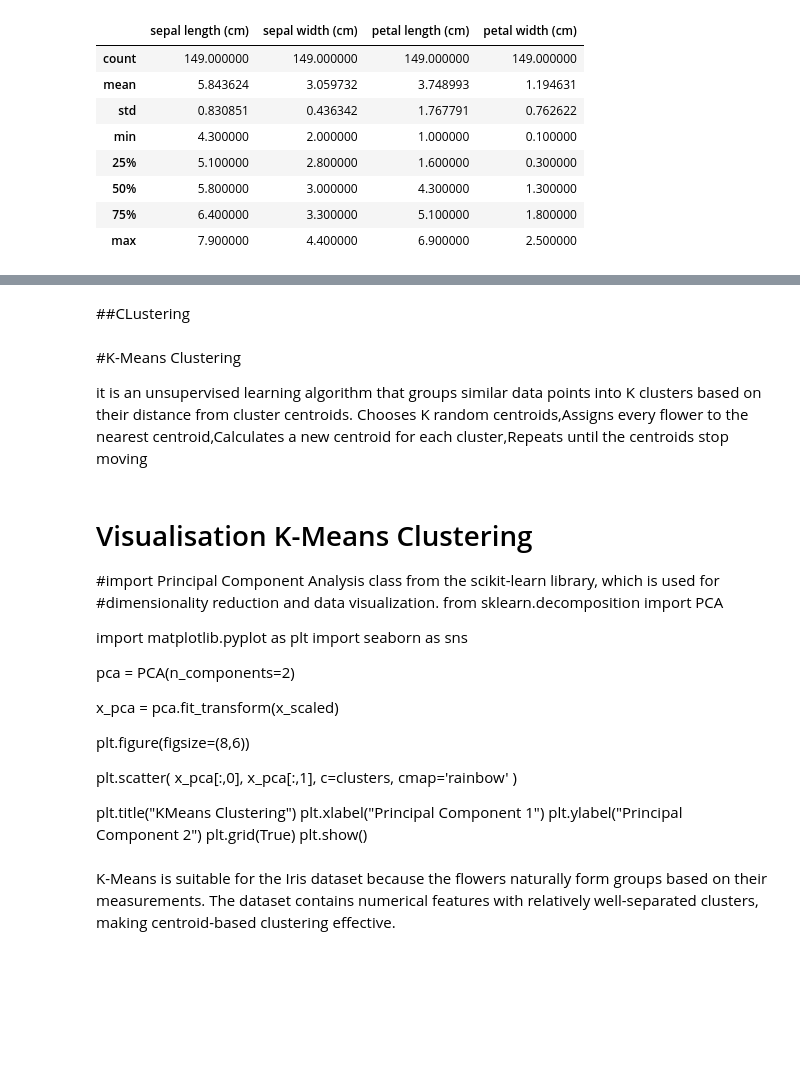
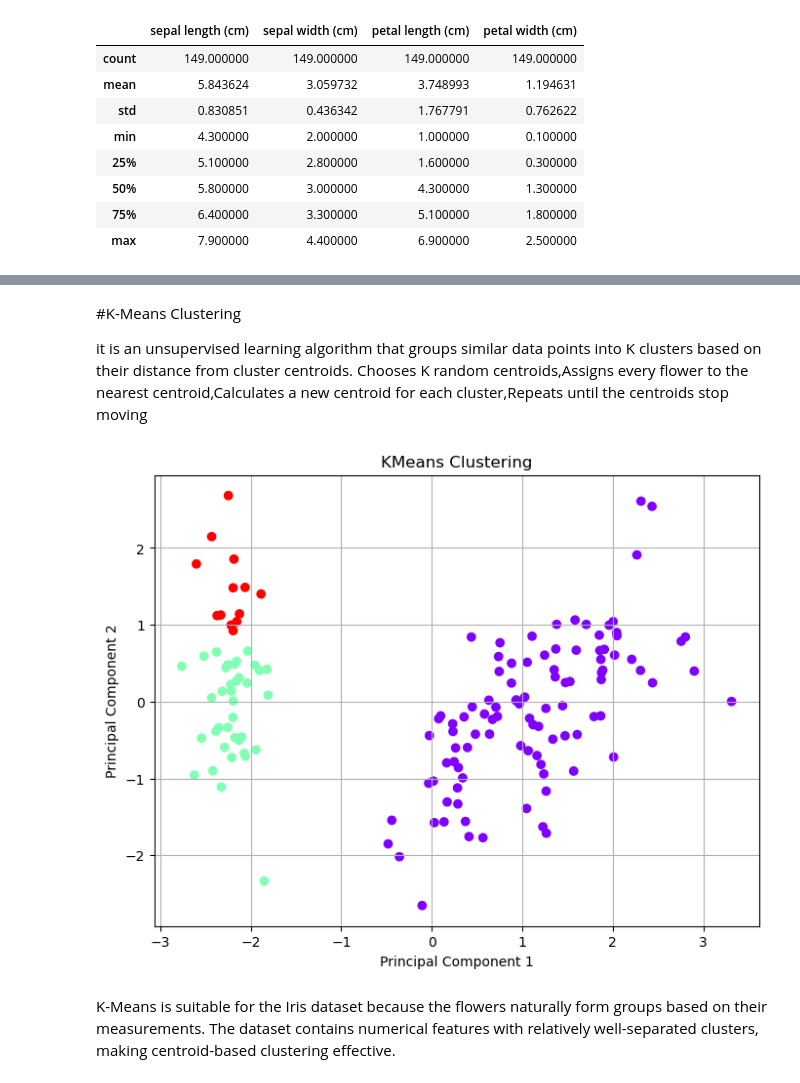
Before and after one commit to AthulCR-Alt/Assignment-08-Clustering-and-Dimensionality-Reduction, a Jupyter notebook: Assignment 08.ipynb, the cells around one changed output, grey strips where cells are left out. Saved outputs shown, nothing was run; the diff lists cells and outputs as text; code cells hidden in the pictures; blank space fills up the shorter version.

```diff
--- a/Assignment 08.ipynb
+++ b/Assignment 08.ipynb
@@ -88,0 +110,6 @@ df.shape
+# %%
+# Features
+x = df.drop("species", axis=1)
+
+# Target
+y = df["species"]
@@ -140,5 +162,3 @@ from sklearn.preprocessing import StandardScaler
 
 scaler = StandardScaler()
 x_scaled = scaler.fit_transform(x)
-# %% [markdown]
-##CLustering
@@ -160,34 +182,36 @@ kmeans = KMeans(
 )
 
 clusters = kmeans.fit_predict(x_scaled)
-# %% [markdown]
-# Visualisation K-Means Clustering
-
-#import Principal Component Analysis class from the scikit-learn library, which is used for
-#dimensionality reduction and data visualization.
-from sklearn.decomposition import PCA
-
-import matplotlib.pyplot as plt
-import seaborn as sns
-
-pca = PCA(n_components=2)
-
-x_pca = pca.fit_transform(x_scaled)
-
-plt.figure(figsize=(8,6))
-
-plt.scatter(
-    x_pca[:,0],
-    x_pca[:,1],
-    c=clusters,
-    cmap='rainbow'
-)
-
-plt.title("KMeans Clustering")
-plt.xlabel("Principal Component 1")
-plt.ylabel("Principal Component 2")
-plt.grid(True)
-plt.show()
+# %%
+#Visualisation K-Means Clustering
+
+#import Principal Component Analysis class from the scikit-learn library, which is used for
+#dimensionality reduction and data visualization.
+from sklearn.decomposition import PCA
+
+import matplotlib.pyplot as plt
+import seaborn as sns
+
+pca = PCA(n_components=2)
+
+x_pca = pca.fit_transform(x_scaled)
+
+plt.figure(figsize=(8,6))
+
+plt.scatter(
+    x_pca[:,0],
+    x_pca[:,1],
+    c=clusters,
+    cmap='rainbow'
+)
+
+plt.title("KMeans Clustering")
+plt.xlabel("Principal Component 1")
+plt.ylabel("Principal Component 2")
+plt.grid(True)
+plt.show()
+# %% [output]
+[figure, added]
 # %%
 #report
 # %% [markdown]
```
Also changed, not shown: parts of 13 cells of this notebook.
